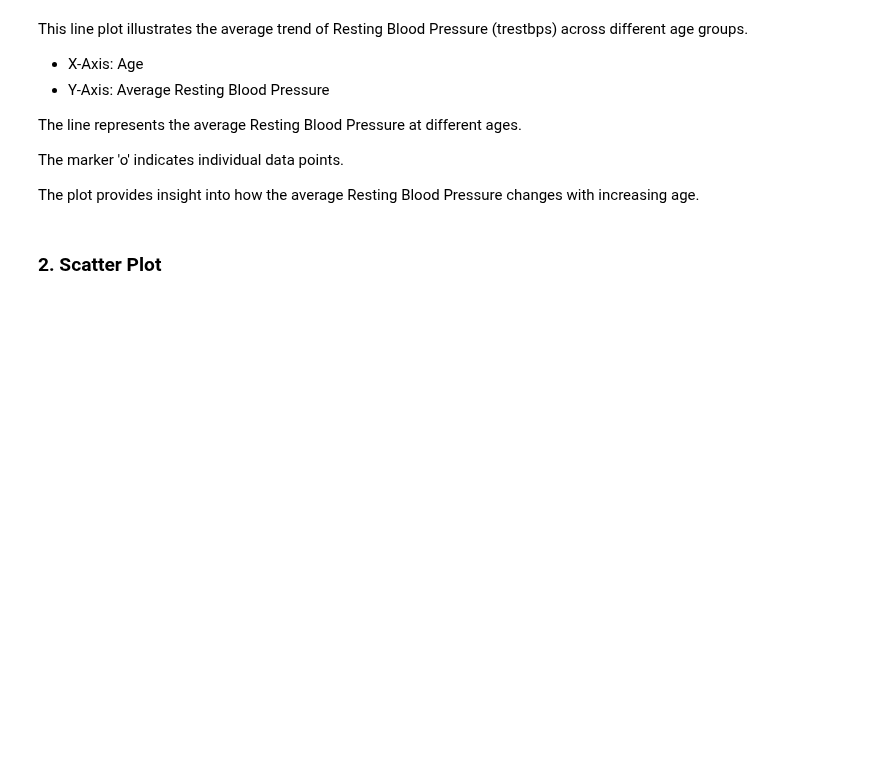
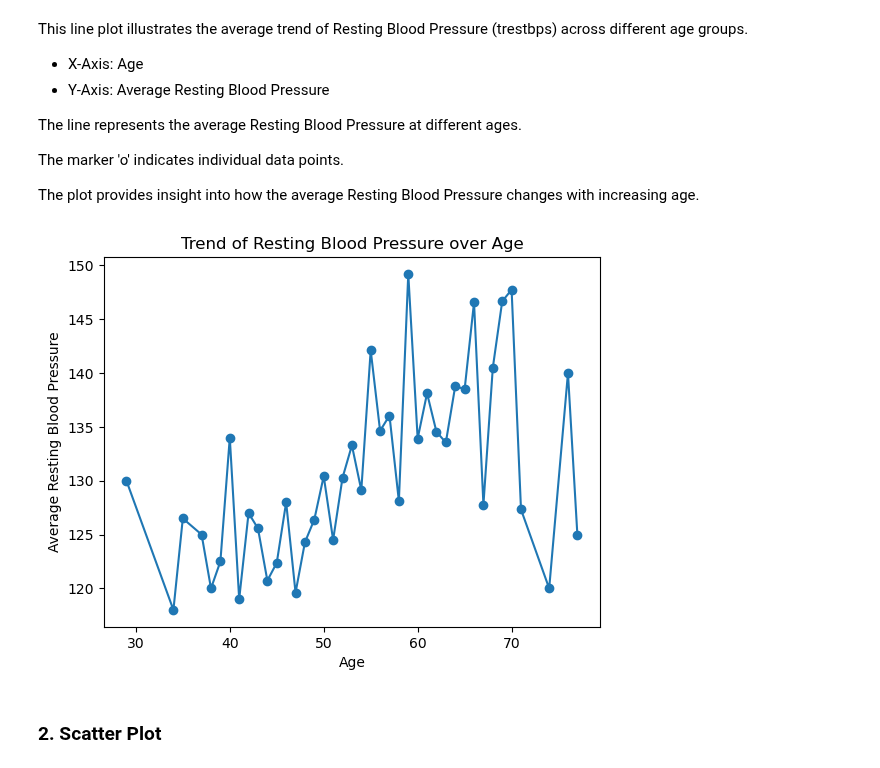
Before and after one commit to TJ-Abbing/Data-Science, a Jupyter notebook: OP-2/assignments/assignment-2/Assignment2.ipynb, the cells around one changed output. Cells and saved outputs as stored; diff of their text form; code cells hidden in the pictures; blank space fills up the shorter version.

Commit message:
Added: Line Plot.

```diff
--- a/OP-2/assignments/assignment-2/Assignment2.ipynb
+++ b/OP-2/assignments/assignment-2/Assignment2.ipynb
@@ -146,8 +275,13 @@ The marker 'o' indicates individual data points.
 The plot provides insight into how the average Resting Blood Pressure changes with increasing age.
 # %%
 # Line plot - Trend of 'trestbps' over 'age'
-
-# TODO
+df.groupby('age')['trestbps'].mean().plot(marker='o')
+plt.xlabel('Age')
+plt.ylabel('Average Resting Blood Pressure')
+plt.title('Trend of Resting Blood Pressure over Age')
+plt.show()
+# %% [output]
+[figure, added]
 # %% [markdown]
 ### 2. Scatter Plot
 # %% [markdown]
```
Also changed, not shown: parts of 9 cells of this notebook.
